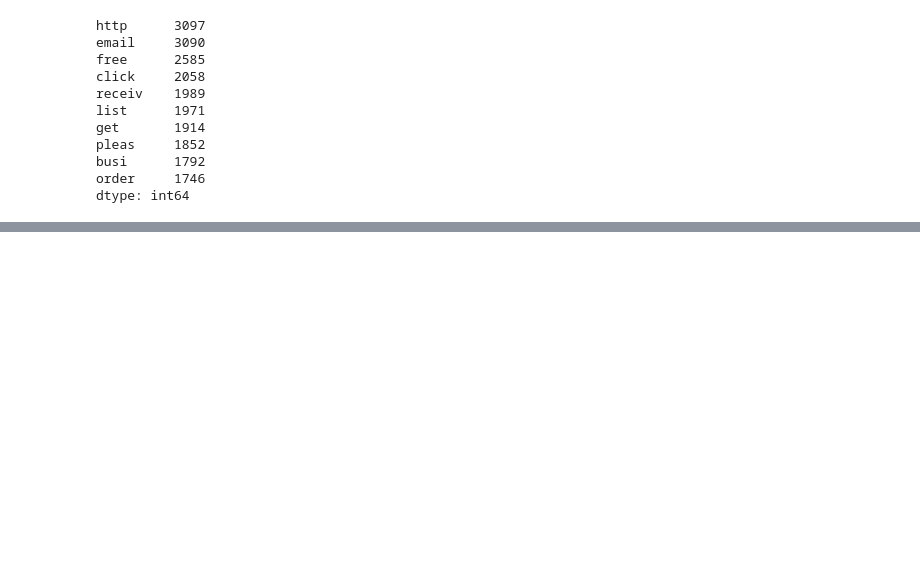
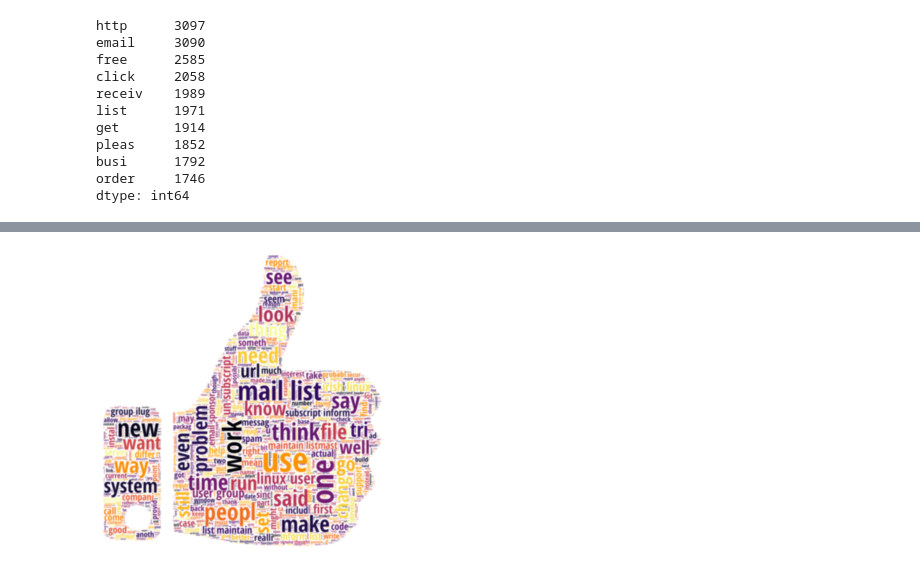
Before and after one commit to Sanchit987/MinorProject, a Jupyter notebook: MinorProject.ipynb, the cells around one changed output, grey strips where cells are left out. Saved outputs shown, nothing was run; the diff lists cells and outputs as text; code cells hidden in the pictures; blank space fills up the shorter version.

```diff
--- a/MinorProject.ipynb
+++ b/MinorProject.ipynb
@@ -321,0 +348,12 @@ dtype: int64
+# %%
+icon = Image.open(ok_mask)
+image_mask = Image.new(mode='RGB',size=icon.size,color=(255,255,255))
+image_mask.paste(icon,box=icon)
+rgb_array = np.array(image_mask)
+word_cloud = WordCloud(font_path='SpamData/Processing/wordcloud_resources/OpenSansCondensed-Bold.ttf',mask=rgb_array,background_color='white',colormap='inferno',max_words=2000).generate(' '.join(flat_ham))
+plt.imshow(word_cloud,interpolation='bicubic')
+plt.axis('off')
+plt.rcParams["figure.figsize"] = (5, 10)
+plt.show()
+# %% [output]
+[figure, added]
```
Also changed, not shown: parts of 43 cells of this notebook, 5 other files.
